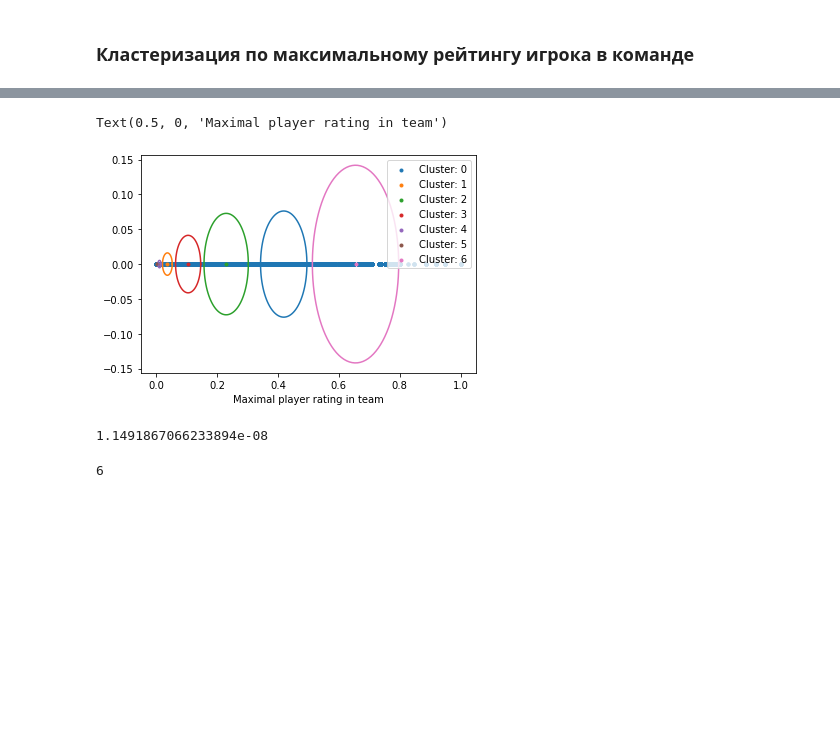
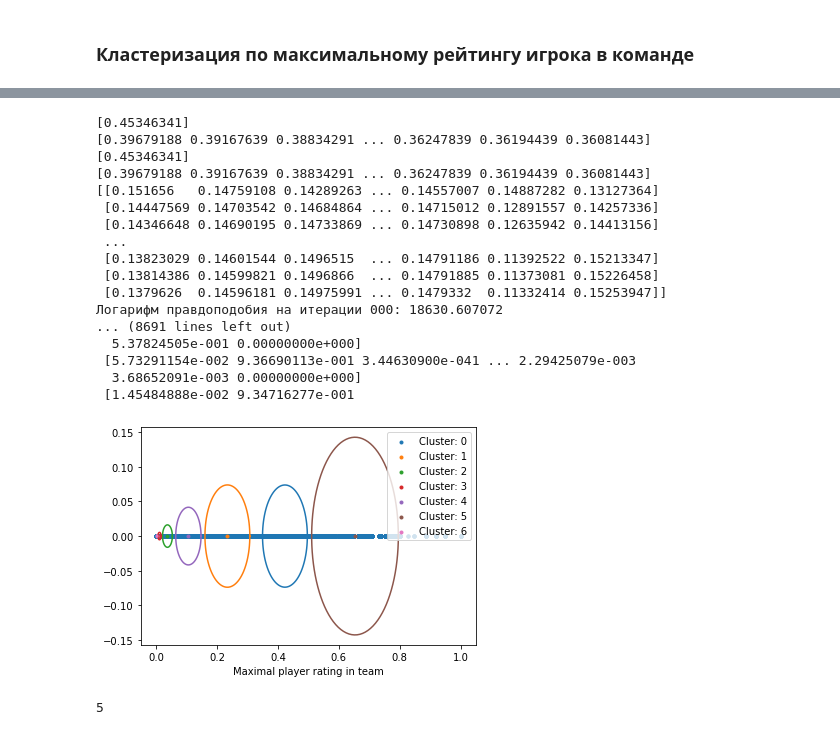
Before and after one commit to Margarita307/DL, a Jupyter notebook: task_2.ipynb, the cells around one changed output, grey strips where cells are left out. Cells and saved outputs as stored; diff of their text form; code cells hidden in the pictures; blank space fills up the shorter version.

```diff
--- a/task_2.ipynb
+++ b/task_2.ipynb
@@ -215,3 +206,8 @@ def m_step(xs, z):
 def loglikelihood(xs, pis, mus, sigmas):
     k = mus.shape[0]
     return np.sum(np.log(np.sum(np.array([ pis[i] * sp.stats.multivariate_normal.pdf(xs, mean=mus[i], cov=sigmas[i]) for i in range(k) ]), axis=0)))
+# %%
+def normalize(x):
+    x_max = x.max(axis=0)
+    x_min = x.min(axis=0)
+    return (x - x_min) / (x_max - x_min)
@@ -218,4 +222,6 @@ def loglikelihood(xs, pis, mus, sigmas):
 # %%
-x = []
+x_train = []
 for team_result in team_results:
-    x.append([team_result[0], np.mean(team_result)])
+    x_train.append([team_result[0], np.mean(team_result)])
+x_train = normalize(np.array(x_train))
+plt.scatter(x_train[:, 0], x_train[:, 1], marker='.')
@@ -222,6 +230,0 @@ for team_result in team_results:
-# %%
-x = np.array(x)
-x_max = x.max(axis=0)
-x_min = x.min(axis=0)
-x = (x - x_min) / (x_max - x_min)
-plt.scatter(x[:, 0], x[:, 1], marker='.')
@@ -270,13 +264,22 @@ print("После %d итераций правдоподобие = %.6f" % (iIte
-# %%
-plt.scatter(x[:, 0], np.zeros(len(x[:, 0])), marker='.')
-for i in range(k):
-    t = np.linspace(0, 2*np.pi, 100)
-    r = np.sqrt(sigmas[i])
-    circle = plt.plot(mus[i] + r*np.cos(t) , r*np.sin(t))
-    mu = plt.scatter(mus[i], 0, marker='.', color=circle[0].get_color(), label=f'Cluster: {i}')
-plt.legend()
-plt.xlabel("Maximal player rating in team")
-# %% [output]
-Text(0.5, 0, 'Maximal player rating in team')
-[figure, removed]
+# %%
+pis, mus, sigmas = em(x_train[:, 0].reshape((-1, 1)), 7)
+# %% [output]
+[0.45346341]
+[0.39679188 0.39167639 0.38834291 ... 0.36247839 0.36194439 0.36081443]
+[0.45346341]
+[0.39679188 0.39167639 0.38834291 ... 0.36247839 0.36194439 0.36081443]
+[[0.151656   0.14759108 0.14289263 ... 0.14557007 0.14887282 0.13127364]
+ [0.14447569 0.14703542 0.14684864 ... 0.14715012 0.12891557 0.14257336]
+ [0.14346648 0.14690195 0.14733869 ... 0.14730898 0.12635942 0.14413156]
+ ...
+ [0.13823029 0.14601544 0.1496515  ... 0.14791186 0.11392522 0.15213347]
+ [0.13814386 0.14599821 0.1496866  ... 0.14791885 0.11373081 0.15226458]
+ [0.1379626  0.14596181 0.14975991 ... 0.1479332  0.11332414 0.15253947]]
+Логарифм правдоподобия на итерации 000: 18630.607072
+... (8691 lines left out)
+  5.37824505e-001 0.00000000e+000]
+ [5.73291154e-002 9.36690113e-001 3.44630900e-041 ... 2.29425079e-003
+  3.68652091e-003 0.00000000e+000]
+ [1.45484888e-002 9.34716277e-001
+[figure, added]
 # %%
@@ -284,7 +287,6 @@ def classify(point, pis, mus, sigmas):
     probabilites = np.array([ pis[i] * sp.stats.multivariate_normal.pdf(point, mean=mus[i], cov=sigmas[i]) for i in range(k) ])
     return np.argmax(probabilites)
 # %%
-classify(0.9, pis, mus, sigmas)
+classify(0.9, pis, mus, sigmas, 7)
 # %% [output]
-1.1491867066233894e-08
+5
-6
```
Also changed, not shown: parts of 8 cells of this notebook.
